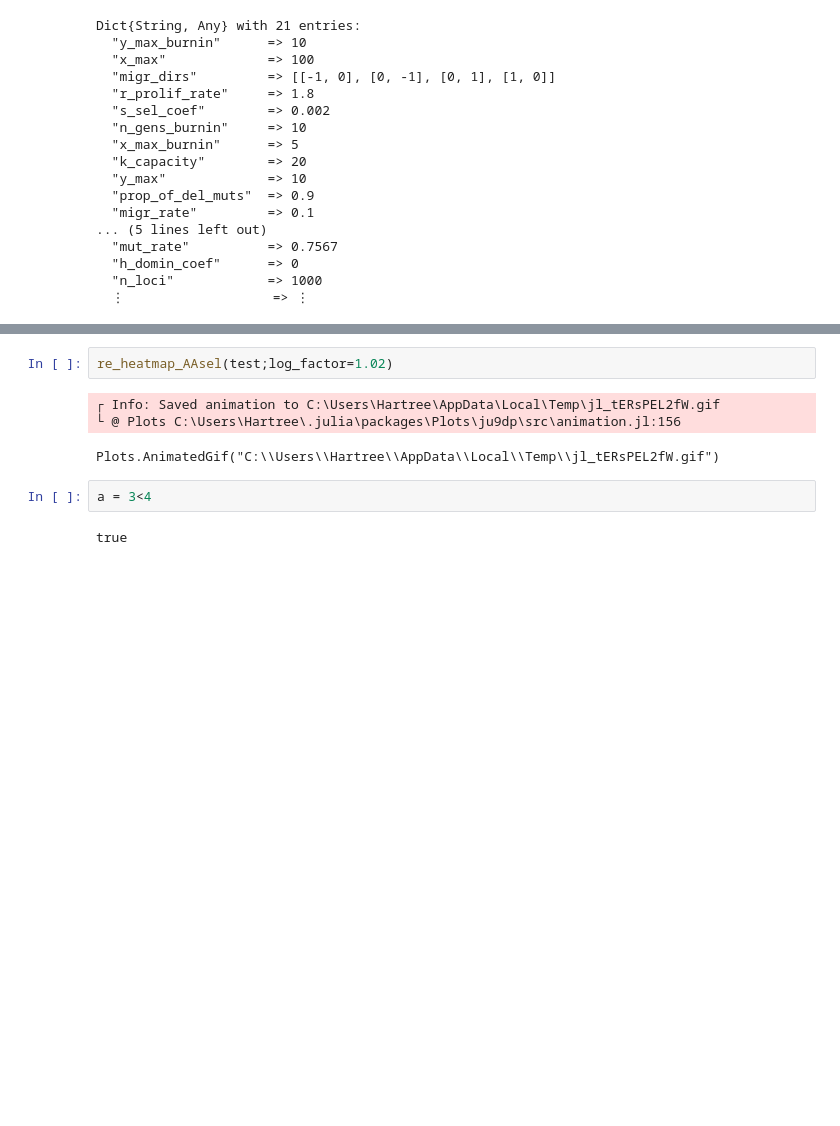
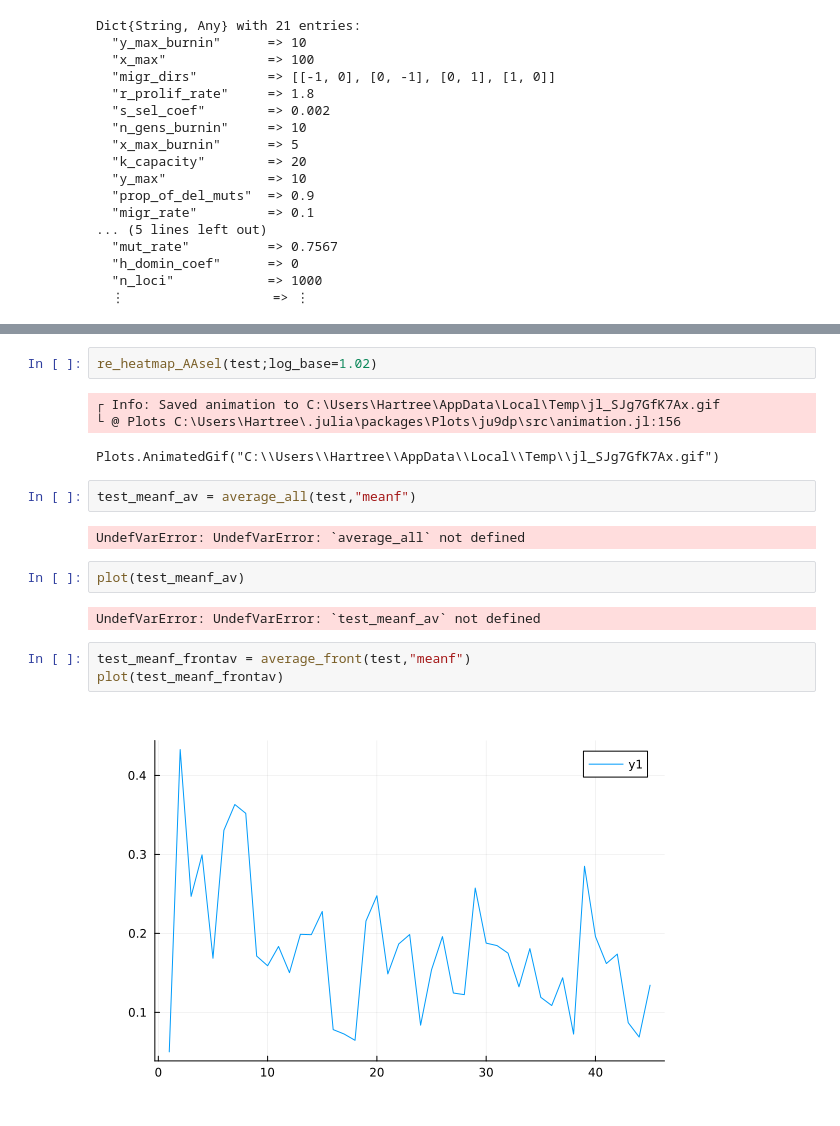
Before and after one commit to HartreeY/REK, a Jupyter notebook: programs/2d_example.ipynb, the cells around one changed output, grey strips where cells are left out. Drawn from its saved outputs; the diff is of its cells as text; blank space fills up the shorter version.

```diff
--- a/programs/2d_example.ipynb
+++ b/programs/2d_example.ipynb
@@ -70,10 +70,19 @@ Plots.AnimatedGif("C:\\Users\\Hartree\\AppData\\Local\\Temp\\jl_z0f8FIH2bO.gif")
 # %%
-re_heatmap_AAsel(test;log_factor=1.02)
+re_heatmap_AAsel(test;log_base=1.02)
 # %% [output]
-┌ Info: Saved animation to C:\Users\Hartree\AppData\Local\Temp\jl_tERsPEL2fW.gif
+┌ Info: Saved animation to C:\Users\Hartree\AppData\Local\Temp\jl_SJg7GfK7Ax.gif
 └ @ Plots C:\Users\Hartree\.julia\packages\Plots\ju9dp\src\animation.jl:156
-Plots.AnimatedGif("C:\\Users\\Hartree\\AppData\\Local\\Temp\\jl_tERsPEL2fW.gif")
+Plots.AnimatedGif("C:\\Users\\Hartree\\AppData\\Local\\Temp\\jl_SJg7GfK7Ax.gif")
-# %%
-a = 3<4
-# %% [output]
-true
+# %%
+test_meanf_av = average_all(test,"meanf")
+# %% [output]
+UndefVarError: UndefVarError: `average_all` not defined
+# %%
+plot(test_meanf_av)
+# %% [output]
+UndefVarError: UndefVarError: `test_meanf_av` not defined
+# %%
+test_meanf_frontav = average_front(test,"meanf")
+plot(test_meanf_frontav)
+# %% [output]
+[figure, added]
```
Also changed, not shown: parts of 7 cells of this notebook, 3 other files.
